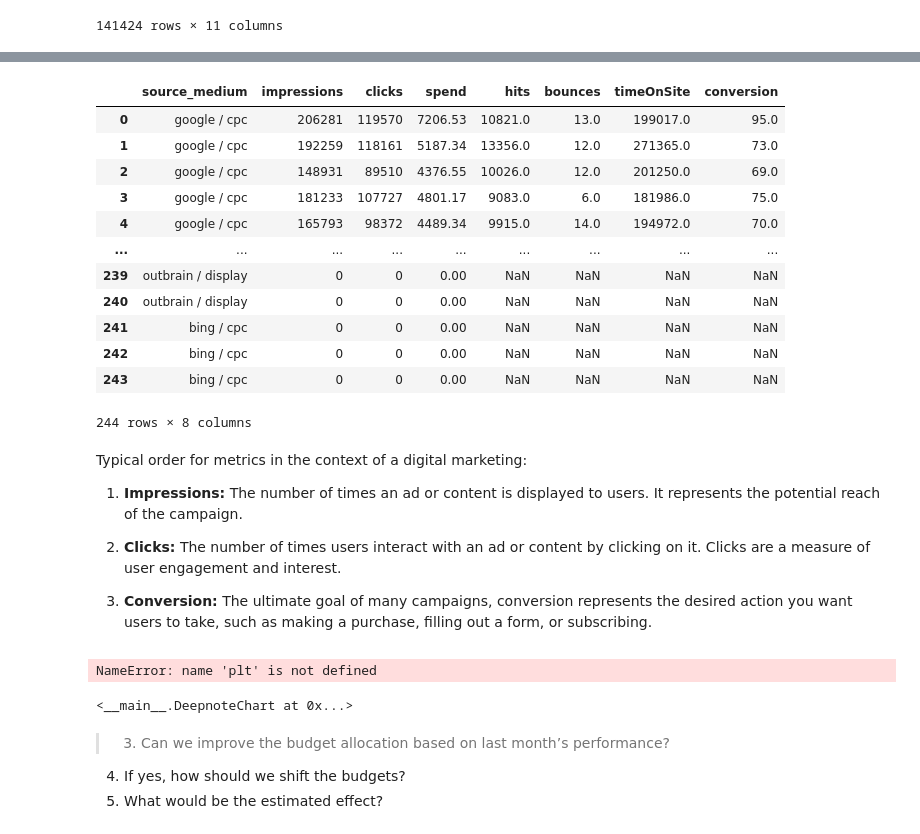
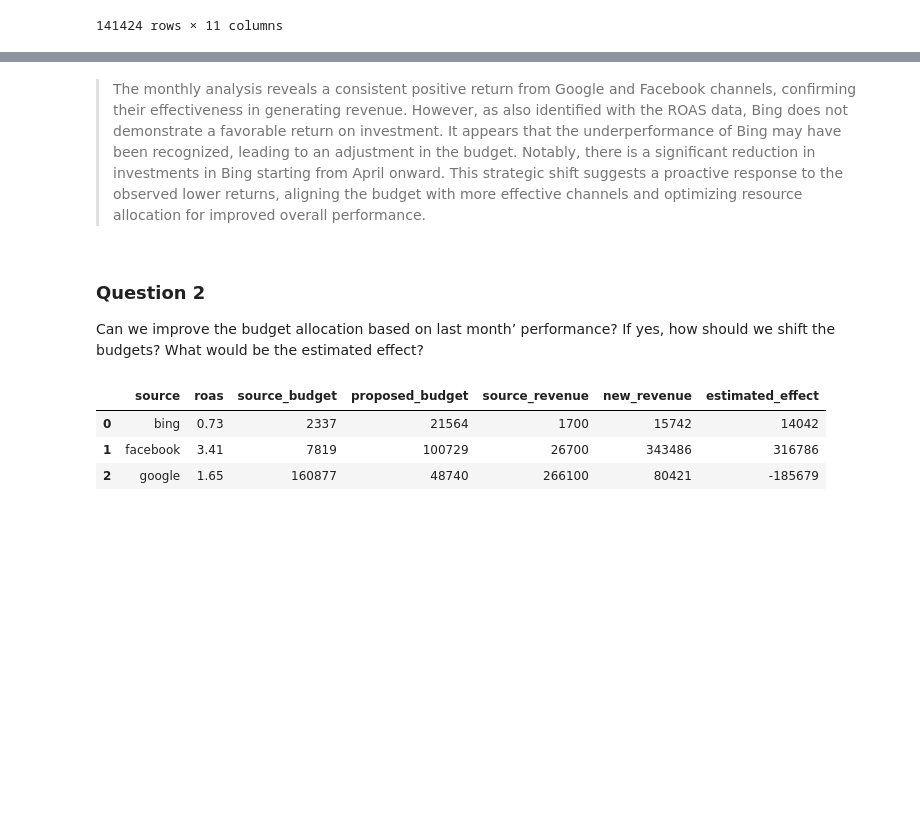
Before and after one commit to camiladwa/case_study, a Jupyter notebook: deepnote/sc24/sc24 - Improving marketing effectiveness.ipynb, the cells around one changed output, grey strips where cells are left out. Saved outputs shown, nothing was run; the diff lists cells and outputs as text; code cells hidden in the pictures; blank space fills up the shorter version.

Commit message:
sc24 final
This commit was created by Deepnote. Project url: https://deepnote.com/project/e6cabd9c-7692-40d3-ab2f-2445a60671be

```diff
--- a/deepnote/sc24/sc24 - Improving marketing effectiveness.ipynb
+++ b/deepnote/sc24/sc24 - Improving marketing effectiveness.ipynb
@@ -82,0 +136,3 @@ traffic
+# %%
+roas = _deepnote_execute_sql('SELECT \n    date::date AS date\n    , source\n    , SUM(conversion_value) AS conversion_value\n    , SUM(spend) AS spend\n    , (SUM(conversion_value)/SUM(spend))::DECIMAL(10,2) AS return_on_ad_spend\n    , SUM(impressions) AS impressions\n    , SUM(clicks) AS clicks\n    , SUM(conversion) AS conversions\nFROM funnel\nWHERE channel_grouping = (\'Paid Search\') OR (source = (\'facebook\') AND channel_grouping = (\'Display\'))\nGROUP BY 1,2', 'SQL_DEEPNOTE_DATAFRAME_SQL', audit_sql_comment='', sql_cache_mode='cache_disabled')
+roas
@@ -82,0 +168,14 @@ traffic
+# %%
+import plotly.graph_objects as go
+from plotly.subplots import make_subplots
+
+fig = make_subplots(rows=len(roas['source'].unique()), subplot_titles=roas['source'].unique())
+
+for idx, source in enumerate(roas['source'].unique()):
+    current_source_data = roas[roas['source'] == source][['conversion_value', 'spend', 'date']].sort_values('date')
+
+    fig.add_trace(go.Bar(x=current_source_data['date'], y=current_source_data['conversion_value'], name='return', marker=dict(color='skyblue')), row=idx+1, col=1)
+    fig.add_trace(go.Scatter(x=current_source_data['date'], y=current_source_data['spend'], name='invested', line=dict(color='darksalmon')), row=idx+1, col=1)
+
+fig.update_layout(height=700, width=900, showlegend=False)
+fig.show()
@@ -83,45 +184,14 @@ traffic
+# %% [markdown]
+> The monthly analysis reveals a consistent positive return from Google and Facebook channels, confirming their effectiveness in generating revenue. However, as also identified with the ROAS data, Bing does not demonstrate a favorable return on investment. It appears that the underperformance of Bing may have been recognized, leading to an adjustment in the budget.
+Notably, there is a significant reduction in investments in Bing starting from April onward. This strategic shift suggests a proactive response to the observed lower returns, aligning the budget with more effective channels and optimizing resource allocation for improved overall performance.
+# %% [markdown]
+### Question 2
+Can we improve the budget allocation based on last month’ performance? If yes, how should we shift the budgets? What would be the estimated effect?
 # %%
-funnel = _deepnote_execute_sql('WITH cs AS (\n    SELECT\n        date\n        , source_medium\n        , SUM(impressions) AS impressions\n        , SUM(clicks) AS clicks\n        , SUM(spend) AS spend\n    FROM costs\n    GROUP BY 1, 2\n)\n, tf AS (\n    SELECT\n        date\n        , concat(source, \' / \', medium) AS source_medium\n        , SUM(hits) AS hits\n        , SUM(bounces) AS bounces\n        , SUM(timeOnSite) AS timeOnSite\n        , SUM(conversion) AS conversion\n    FROM traffic\n    GROUP BY 1, 2\n    )   \nSELECT\n     source_medium\n    , impressions\n    , clicks\n    , spend\n    , hits\n    , bounces\n    , timeOnSite\n    , conversion\nFROM cs LEFT JOIN tf USING(date, source_medium)', 'SQL_DEEPNOTE_DATAFRAME_SQL', audit_sql_comment='', sql_cache_mode='cache_disabled')
-funnel
+df_roas = _deepnote_execute_sql('WITH base AS (\n    SELECT DISTINCT\n        date_trunc(\'month\', date) AS month\n        , source\n        , SUM(spend)::INT AS source_budget\n        , SUM(conversion_value)::INT AS source_revenue\n        , (SUM(conversion_value)/SUM(spend))::DECIMAL(10,2) AS roas\n    FROM roas \n    GROUP BY 1,2\n    ORDER BY source, month\n)\n\n, totals AS (\n    SELECT \n        month\n        , SUM(source_budget) AS total_budget\n        , SUM(source_revenue)  AS total_revenue\n        , SUM(roas)::DECIMAL(10,2) AS total_roas\n    FROM base\n    GROUP BY 1\n)\n\nSELECT \n    source\n    , roas\n    , source_budget\n    , (total_budget * (roas / total_roas))::int AS proposed_budget\n    , source_revenue\n    , (proposed_budget * roas)::INT AS new_revenue\n    , (new_revenue - source_revenue)::INT AS estimated_effect\n\nfrom base JOIN totals USING(month)\nWHERE month = (SELECT MAX(month) FROM totals)', 'SQL_DEEPNOTE_DATAFRAME_SQL', audit_sql_comment='', sql_cache_mode='cache_disabled')
+df_roas
 # %% [output]
-|  | source_medium | impressions | clicks | spend | hits | bounces | timeOnSite | conversion |
-| 0 | google / cpc | 206281 | 119570 | 7206.53 | 10821.0 | 13.0 | 199017.0 | 95.0 |
-| 1 | google / cpc | 192259 | 118161 | 5187.34 | 13356.0 | 12.0 | 271365.0 | 73.0 |
-| 2 | google / cpc | 148931 | 89510 | 4376.55 | 10026.0 | 12.0 | 201250.0 | 69.0 |
-| 3 | google / cpc | 181233 | 107727 | 4801.17 | 9083.0 | 6.0 | 181986.0 | 75.0 |
-| 4 | google / cpc | 165793 | 98372 | 4489.34 | 9915.0 | 14.0 | 194972.0 | 70.0 |
-| ... | ... | ... | ... | ... | ... | ... | ... | ... |
-| 239 | outbrain / display | 0 | 0 | 0.00 | NaN | NaN | NaN | NaN |
-| 240 | outbrain / display | 0 | 0 | 0.00 | NaN | NaN | NaN | NaN |
-| 241 | bing / cpc | 0 | 0 | 0.00 | NaN | NaN | NaN | NaN |
-| 242 | bing / cpc | 0 | 0 | 0.00 | NaN | NaN | NaN | NaN |
-| 243 | bing / cpc | 0 | 0 | 0.00 | NaN | NaN | NaN | NaN |
+|  | source | roas | source_budget | proposed_budget | source_revenue | new_revenue | estimated_effect |
+| 0 | bing | 0.73 | 2337 | 21564 | 1700 | 15742 | 14042 |
+| 1 | facebook | 3.41 | 7819 | 100729 | 26700 | 343486 | 316786 |
+| 2 | google | 1.65 | 160877 | 48740 | 266100 | 80421 | -185679 |
-244 rows × 8 columns
-# %% [markdown]
-Typical order for metrics in the context of a digital marketing:
-
-1. **Impressions:** The number of times an ad or content is displayed to users. It represents the potential reach of the campaign.
-
-2. **Clicks:** The number of times users interact with an ad or content by clicking on it. Clicks are a measure of user engagement and interest.
-
-3. **Conversion:** The ultimate goal of many campaigns, conversion represents the desired action you want users to take, such as making a purchase, filling out a form, or subscribing.
-# %%
-final = funnel.groupby('source_medium')[('impressions', 'clicks', 'conversion')].sum()
-
-for index, row in final.iterrows():
-    data = dict(
-        number=row.values,
-        stage=final.columns
-    )
-    fig = px.funnel(data, x='number', y='stage', title=f'Funnel for {index}')
-    fig.show()
-# %% [output]
-NameError: name 'plt' is not defined
-# %%
-DeepnoteChart(df_3, """{"layer":[{"layer":[{"mark":{"clip":true,"type":"trail","tooltip":true},"encoding":{"x":{"sort":"ascending","type":"ordinal","field":"date","scale":{"type":"linear","zero":false},"timeUnit":"yearmonthdate"},"y":{"sort":null,"type":"quantitative","field":"convertion_rate","scale":{"type":"linear","zero":false},"format":{"type":"default","decimals":null},"aggregate":"sum","formatType":"numberFormatFromNumberType"},"color":{"sort":null,"type":"nominal","field":"source_medium","scale":{"scheme":"tableau10"}}}},{"mark":{"size":100,"type":"point","opacity":0,"tooltip":true},"encoding":{"x":{"sort":"ascending","type":"ordinal","field":"date","scale":{"type":"linear","zero":false},"timeUnit":"yearmonthdate"},"y":{"sort":null,"type":"quantitative","field":"convertion_rate","scale":{"type":"linear","zero":false},"format":{"type":"default","decimals":null},"aggregate":"sum","formatType":"numberFormatFromNumberType"},"color":{"sort":null,"type":"nominal","field":"source_medium","scale":{"scheme":"tableau10"}}}}]}],"title":"","config":{"legend":{}},"$schema":"https://vega.github.io/schema/vega-lite/v5.json","encoding":{}}""")
-# %% [output]
-<__main__.DeepnoteChart at 0x...>
-# %% [markdown]
-> 3. Can we improve the budget allocation based on last month’s performance?
-4. If yes, how should we shift the budgets?
-5. What would be the estimated effect?
```
Also changed, not shown: parts of 34 cells of this notebook.
